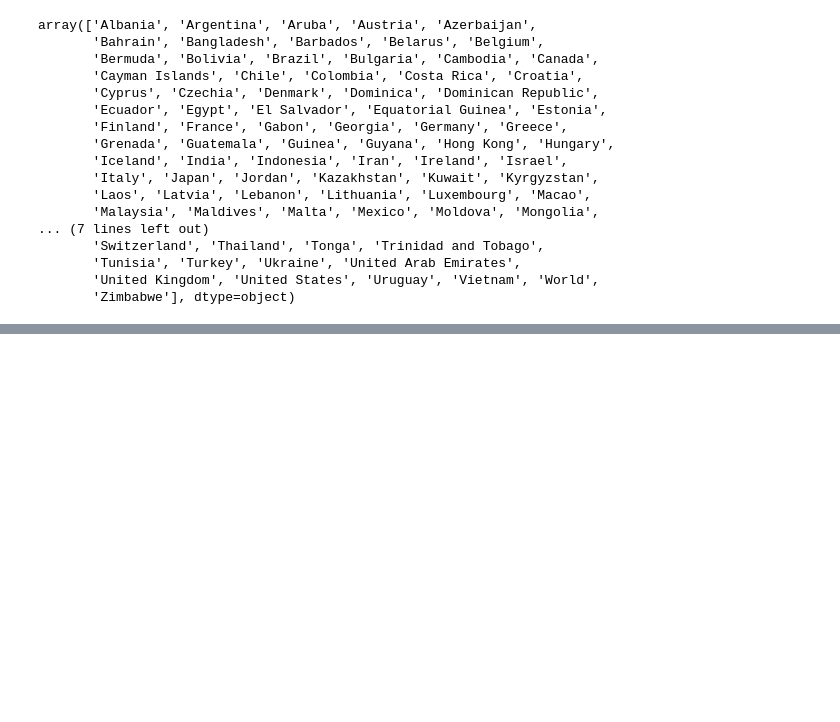
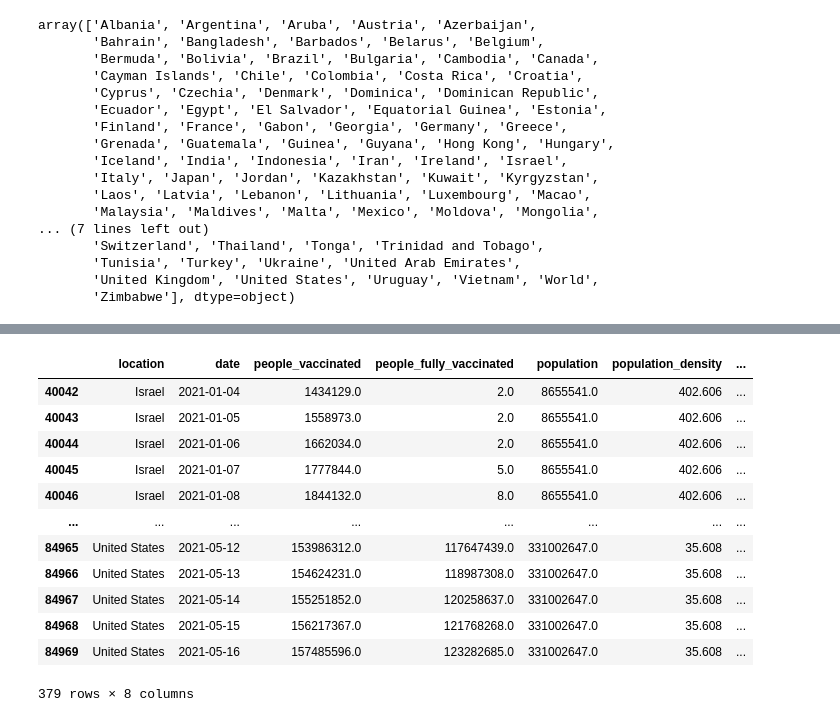
Before and after one commit to nasarar/Post_Covid19_Vacation_Projection, a Jupyter notebook: Covid_19_Vacation2.ipynb, the cells around one changed output, grey strips where cells are left out. Cells and saved outputs as stored; diff of their text form; code cells hidden in the pictures; blank space fills up the shorter version.

```diff
--- a/Covid_19_Vacation2.ipynb
+++ b/Covid_19_Vacation2.ipynb
@@ -186,0 +189,4 @@ array(['Albania', 'Argentina', 'Aruba', 'Austria', 'Azerbaijan',
+# %%
+#Creating new column for vaccination percentage
+covid_filtered_df["vaccination_percentage"] = covid_filtered_df["people_fully_vaccinated"] / covid_filtered_df["population"] * 100
+covid_filtered_df
@@ -186,0 +211,22 @@ array(['Albania', 'Argentina', 'Aruba', 'Austria', 'Azerbaijan',
+# %%
+#Gathering 3 countries' data for test model
+model_countries= ['Israel', 'United Kingdom', 'United States']
+
+model_countries_list= covid_filtered_df.location.isin(model_countries)
+
+covid_test_df= covid_filtered_df[model_countries_list]
+covid_test_df
+# %% [output]
+|  | location | date | people_vaccinated | people_fully_vaccinated | population | population_density | ... |
+| 40042 | Israel | 2021-01-04 | 1434129.0 | 2.0 | 8655541.0 | 402.606 | ... |
+| 40043 | Israel | 2021-01-05 | 1558973.0 | 2.0 | 8655541.0 | 402.606 | ... |
+| 40044 | Israel | 2021-01-06 | 1662034.0 | 2.0 | 8655541.0 | 402.606 | ... |
+| 40045 | Israel | 2021-01-07 | 1777844.0 | 5.0 | 8655541.0 | 402.606 | ... |
+| 40046 | Israel | 2021-01-08 | 1844132.0 | 8.0 | 8655541.0 | 402.606 | ... |
+| ... | ... | ... | ... | ... | ... | ... | ... |
+| 84965 | United States | 2021-05-12 | 153986312.0 | 117647439.0 | 331002647.0 | 35.608 | ... |
+| 84966 | United States | 2021-05-13 | 154624231.0 | 118987308.0 | 331002647.0 | 35.608 | ... |
+| 84967 | United States | 2021-05-14 | 155251852.0 | 120258637.0 | 331002647.0 | 35.608 | ... |
+| 84968 | United States | 2021-05-15 | 156217367.0 | 121768268.0 | 331002647.0 | 35.608 | ... |
+| 84969 | United States | 2021-05-16 | 157485596.0 | 123282685.0 | 331002647.0 | 35.608 | ... |
+379 rows × 8 columns
```
Also changed, not shown: parts of 15 cells of this notebook.
